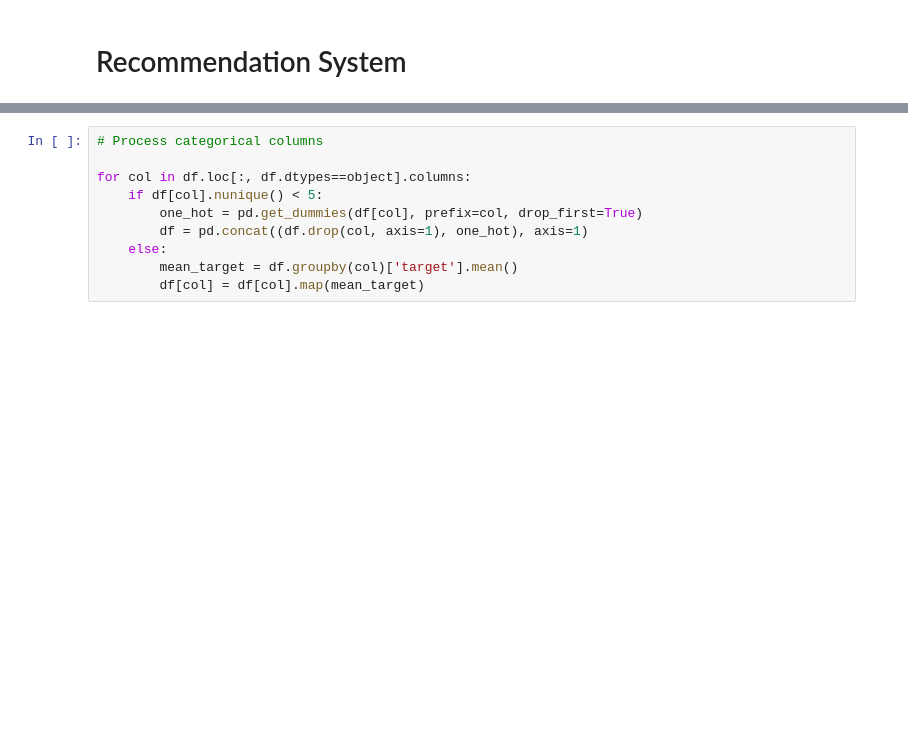
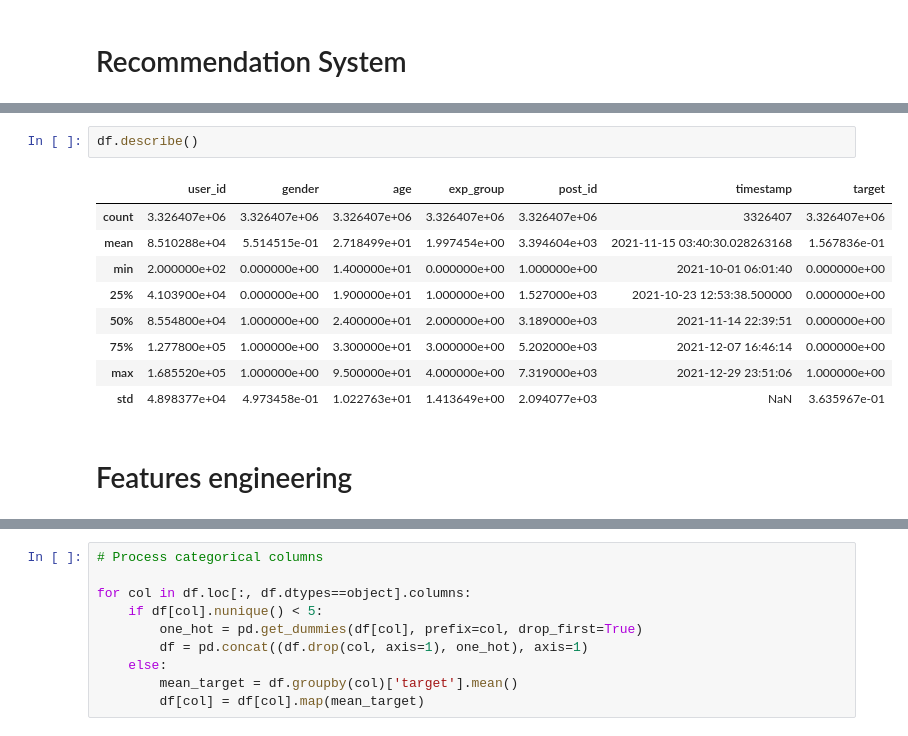
Before and after one commit to lefukuro/recommendation_system, a Jupyter notebook: notebooks/recommendation-system-catboost.ipynb, the cells around one changed output, grey strips where cells are left out. Drawn from its saved outputs; the diff is of its cells as text; blank space fills up the shorter version.

```diff
--- a/notebooks/recommendation-system-catboost.ipynb
+++ b/notebooks/recommendation-system-catboost.ipynb
@@ -196,3 +199,17 @@ memory usage: 118.1+ MB
+# %%
+df.describe()
+# %% [output]
+|  | user_id | gender | age | exp_group | post_id | timestamp | target |
+| count | 3.326407e+06 | 3.326407e+06 | 3.326407e+06 | 3.326407e+06 | 3.326407e+06 | 3326407 | 3.326407e+06 |
+| mean | 8.510288e+04 | 5.514515e-01 | 2.718499e+01 | 1.997454e+00 | 3.394604e+03 | 2021-11-15 03:40:30.028263168 | 1.567836e-01 |
+| min | 2.000000e+02 | 0.000000e+00 | 1.400000e+01 | 0.000000e+00 | 1.000000e+00 | 2021-10-01 06:01:40 | 0.000000e+00 |
+| 25% | 4.103900e+04 | 0.000000e+00 | 1.900000e+01 | 1.000000e+00 | 1.527000e+03 | 2021-10-23 12:53:38.500000 | 0.000000e+00 |
+| 50% | 8.554800e+04 | 1.000000e+00 | 2.400000e+01 | 2.000000e+00 | 3.189000e+03 | 2021-11-14 22:39:51 | 0.000000e+00 |
+| 75% | 1.277800e+05 | 1.000000e+00 | 3.300000e+01 | 3.000000e+00 | 5.202000e+03 | 2021-12-07 16:46:14 | 0.000000e+00 |
+| max | 1.685520e+05 | 1.000000e+00 | 9.500000e+01 | 4.000000e+00 | 7.319000e+03 | 2021-12-29 23:51:06 | 1.000000e+00 |
+| std | 4.898377e+04 | 4.973458e-01 | 1.022763e+01 | 1.413649e+00 | 2.094077e+03 | NaN | 3.635967e-01 |
+# %% [markdown]
+# Features engineering
 # %%
 # Calculate overall post popularity metrics
 post_popularity = df.groupby('post_id').agg({
```
Also changed, not shown: parts of 25 cells of this notebook, 5 other files.
